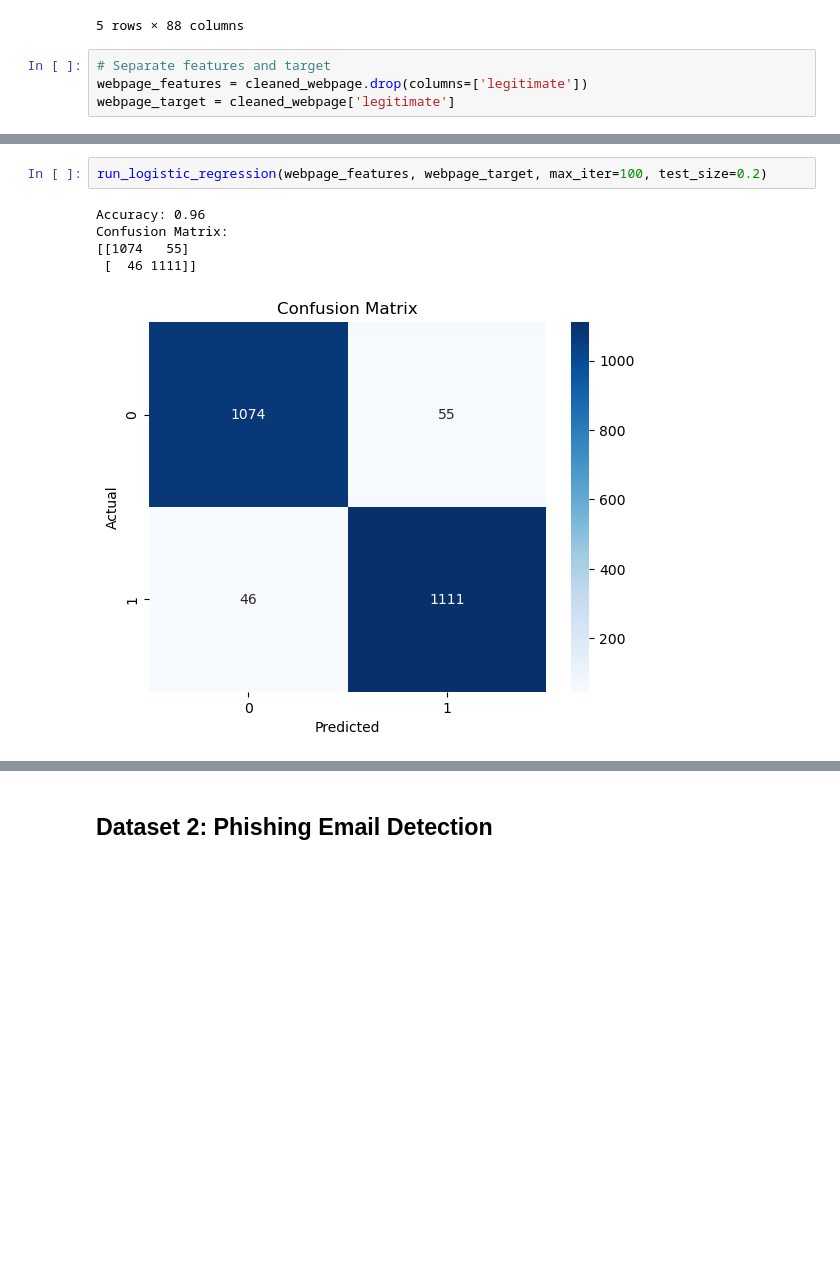
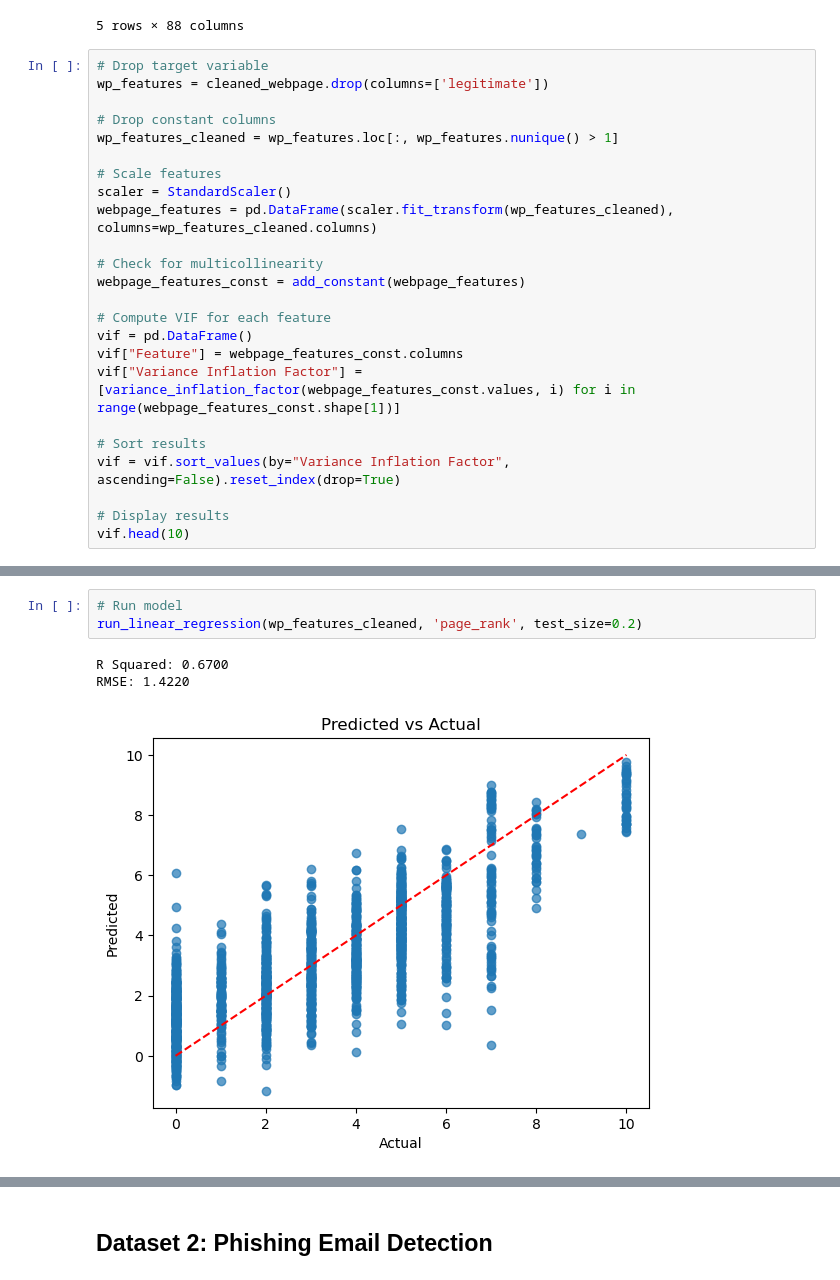
Before and after one commit to rdabbs1/Data-Science-Capstone, a Jupyter notebook: OMDS-ModC1-Week1-Dabbs-Rosemary.ipynb, the cells around one changed output, grey strips where cells are left out. Cells and saved outputs as stored; diff of their text form; blank space fills up the shorter version.

```diff
--- a/OMDS-ModC1-Week1-Dabbs-Rosemary.ipynb
+++ b/OMDS-ModC1-Week1-Dabbs-Rosemary.ipynb
@@ -101,6 +196,26 @@ cleaned_webpage.head()
 | 4 | 55 | 15 | 0 | 2 | 2 | 0 | 0 | 0 | 0 | ... |
 5 rows × 88 columns
 # %%
-# Separate features and target
-webpage_features = cleaned_webpage.drop(columns=['legitimate'])
-webpage_target = cleaned_webpage['legitimate']
+# Drop target variable
+wp_features = cleaned_webpage.drop(columns=['legitimate'])
+
+# Drop constant columns
+wp_features_cleaned = wp_features.loc[:, wp_features.nunique() > 1]
+
+# Scale features
+scaler = StandardScaler()
+webpage_features = pd.DataFrame(scaler.fit_transform(wp_features_cleaned), columns=wp_features_cleaned.columns)
+
+# Check for multicollinearity
+webpage_features_const = add_constant(webpage_features)
+
+# Compute VIF for each feature
+vif = pd.DataFrame()
+vif["Feature"] = webpage_features_const.columns
+vif["Variance Inflation Factor"] = [variance_inflation_factor(webpage_features_const.values, i) for i in range(webpage_features_const.shape[1])]
+
+# Sort results
+vif = vif.sort_values(by="Variance Inflation Factor", ascending=False).reset_index(drop=True)
+
+# Display results
+vif.head(10)
@@ -107,8 +264,7 @@ webpage_target = cleaned_webpage['legitimate']
 # %%
-run_logistic_regression(webpage_features, webpage_target, max_iter=100, test_size=0.2)
+# Run model
+run_linear_regression(wp_features_cleaned, 'page_rank', test_size=0.2)
 # %% [output]
-Accuracy: 0.96
-Confusion Matrix:
-[[1074   55]
- [  46 1111]]
+R Squared: 0.6700
+RMSE: 1.4220
-[figure, old version]
+[figure, new version]
```
Also changed, not shown: parts of 29 cells of this notebook.
